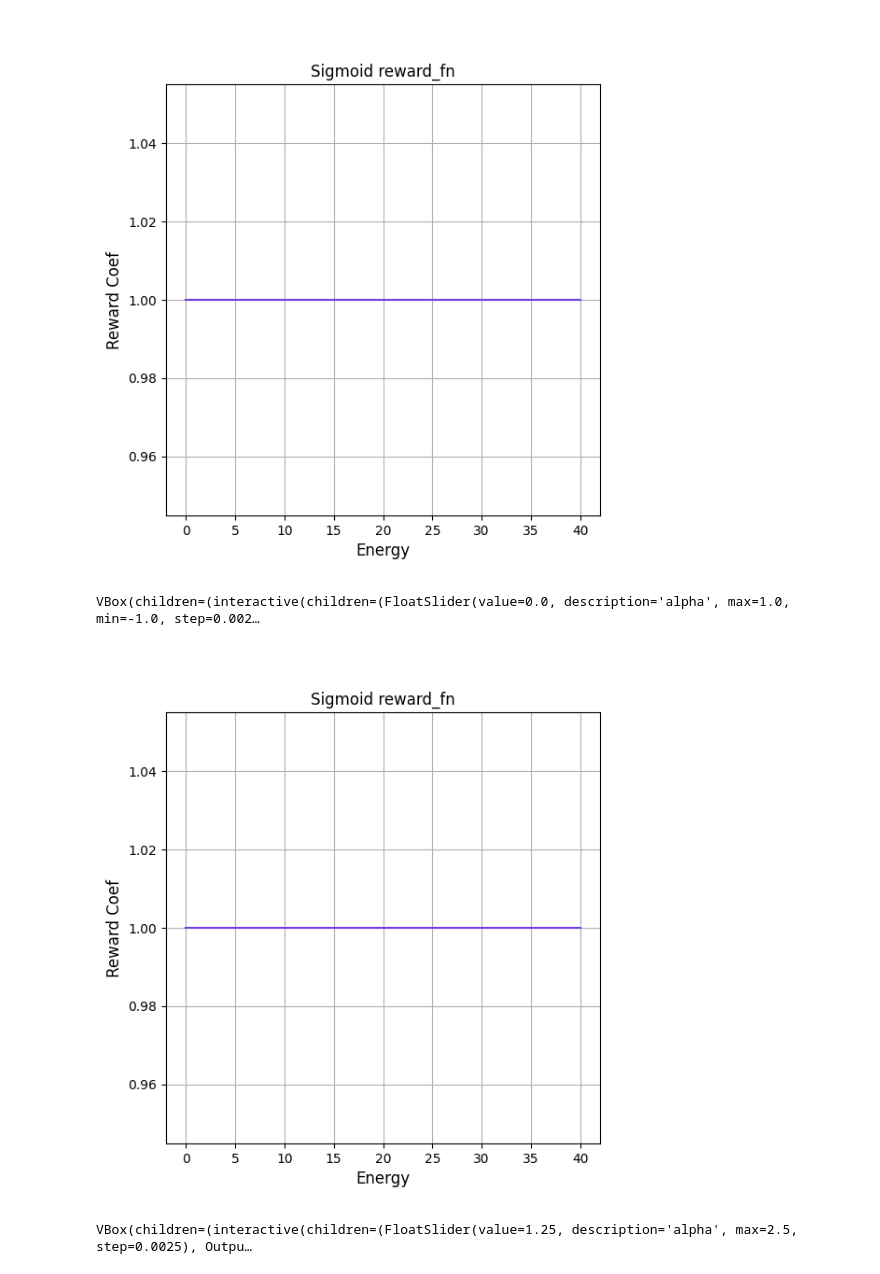
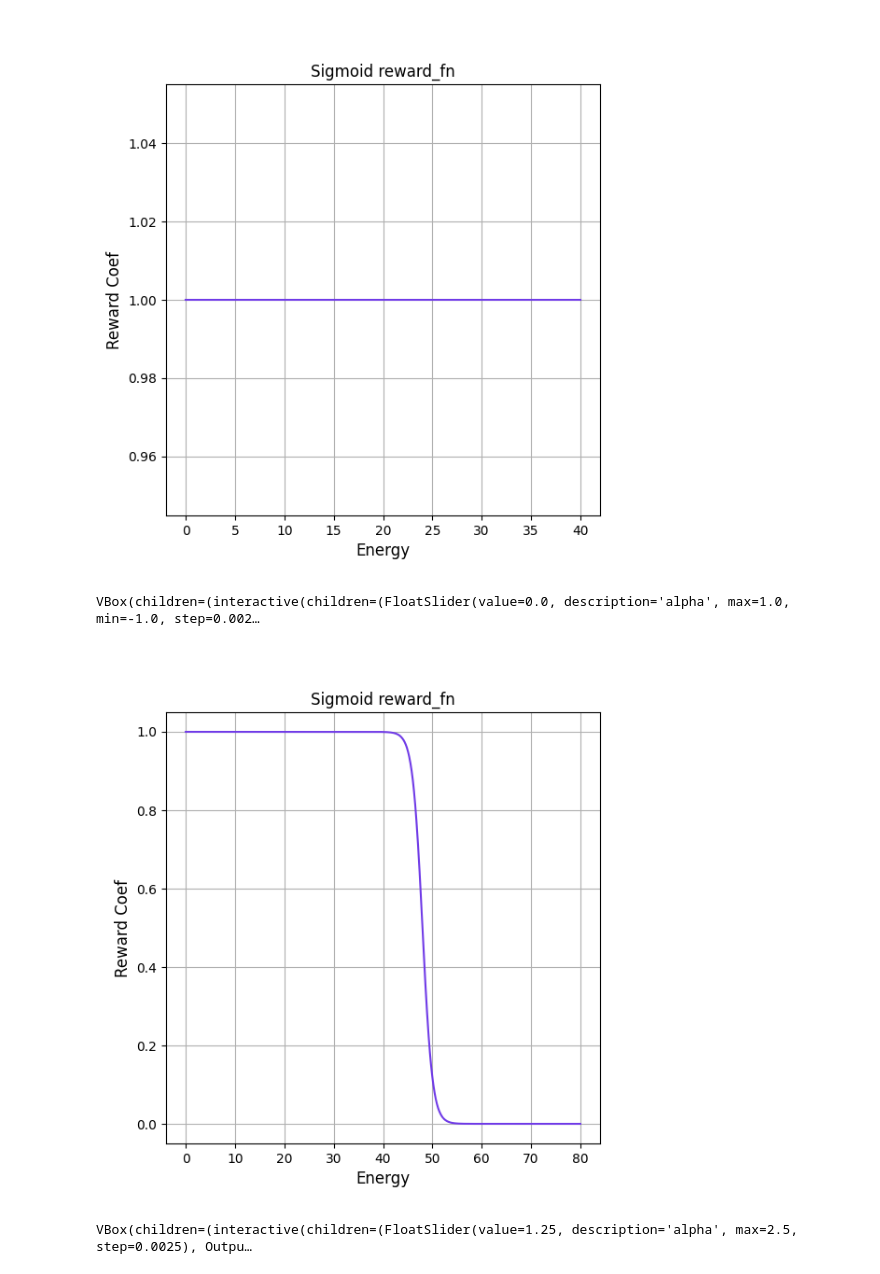
Before and after one commit to oist/emevo, a Jupyter notebook: notebooks/reward_fn.ipynb, the cells around one changed output. Drawn from its saved outputs; the diff is of its cells as text; code cells hidden in the pictures.

Commit message:
delay3216

```diff
--- a/notebooks/reward_fn.ipynb
+++ b/notebooks/reward_fn.ipynb
@@ -77,17 +77,15 @@ VBox(children=(interactive(children=(FloatSlider(value=0.0, description='alpha',
 [figure]
 # %%
 def delayed_sig(e, a):
-    if abs(a) < 0.2:
-        return np.ones_like(e)
-    elif a > 0:
-        return 1.0 / (1.0 + np.exp(-e + 20 * a))
+    if a > 0:
+        return 1.0 / (1.0 + np.exp(-e + 32 * a))
     else:
-        return 1.0 / (1.0 + np.exp(e - 20 * (1.0 + a) - 20))
+        return 1.0 / (1.0 + np.exp(e - 32 * (1.0 + a) - 16))
 
-sigmoid_reward_widget(delayed_sig)
+sigmoid_reward_widget(delayed_sig, energy_max=80)
 # %% [output]
 VBox(children=(interactive(children=(FloatSlider(value=0.0, description='alpha', max=1.0, min=-1.0, step=0.002…
-[figure, old version]
+[figure, new version]
 # %%
 def sinh_reward_widget(
     f,
```
Also changed, not shown: 2 other files.
